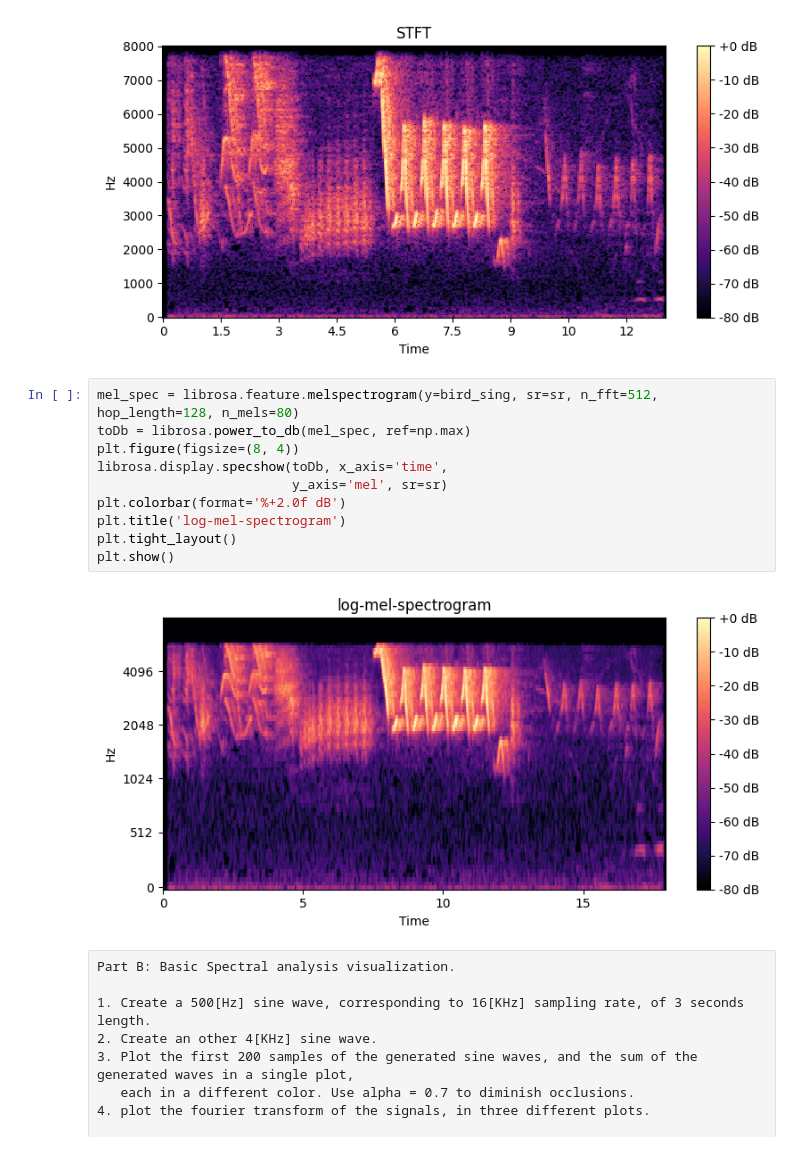
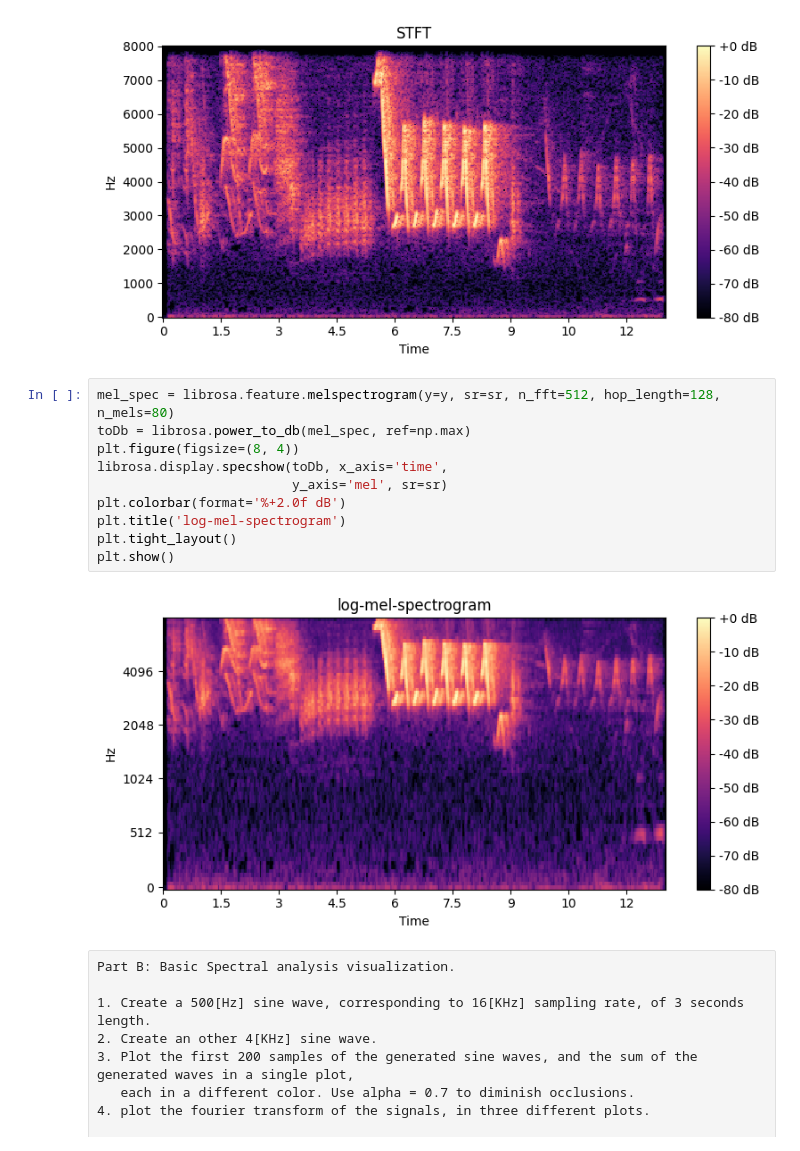
Before and after one commit to Dor890/Speech-Processing, a Jupyter notebook: Ex1/basic_audio_handling.ipynb, the cells around one changed output. Cells and saved outputs as stored; diff of their text form.

```diff
--- a/Ex1/basic_audio_handling.ipynb
+++ b/Ex1/basic_audio_handling.ipynb
@@ -42,17 +42,17 @@ plt.show()
 # %% [output]
 [figure]
 # %%
-mel_spec = librosa.feature.melspectrogram(y=bird_sing, sr=sr, n_fft=512, hop_length=128, n_mels=80)
+mel_spec = librosa.feature.melspectrogram(y=y, sr=sr, n_fft=512, hop_length=128, n_mels=80)
 toDb = librosa.power_to_db(mel_spec, ref=np.max)
 plt.figure(figsize=(8, 4))
 librosa.display.specshow(toDb, x_axis='time',
                          y_axis='mel', sr=sr)
 plt.colorbar(format='%+2.0f dB')
 plt.title('log-mel-spectrogram')
 plt.tight_layout()
 plt.show()
 # %% [output]
-[figure, old version]
+[figure, new version]
 # %% [raw]
 Part B: Basic Spectral analysis visualization.
 
```
Also changed, not shown: parts of 3 cells of this notebook.
